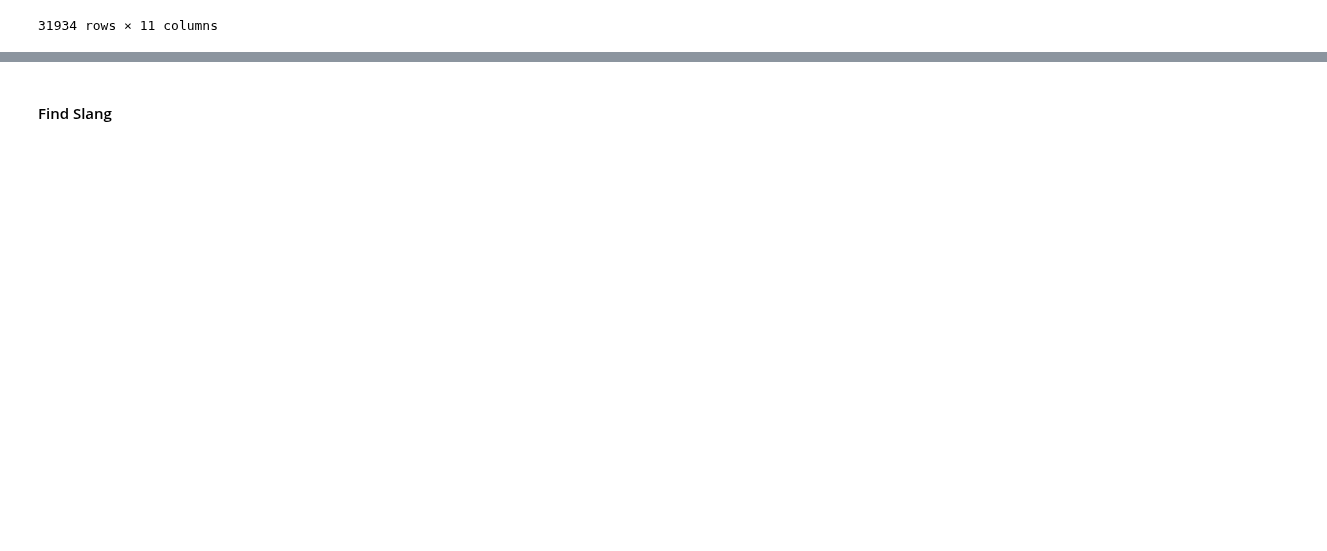
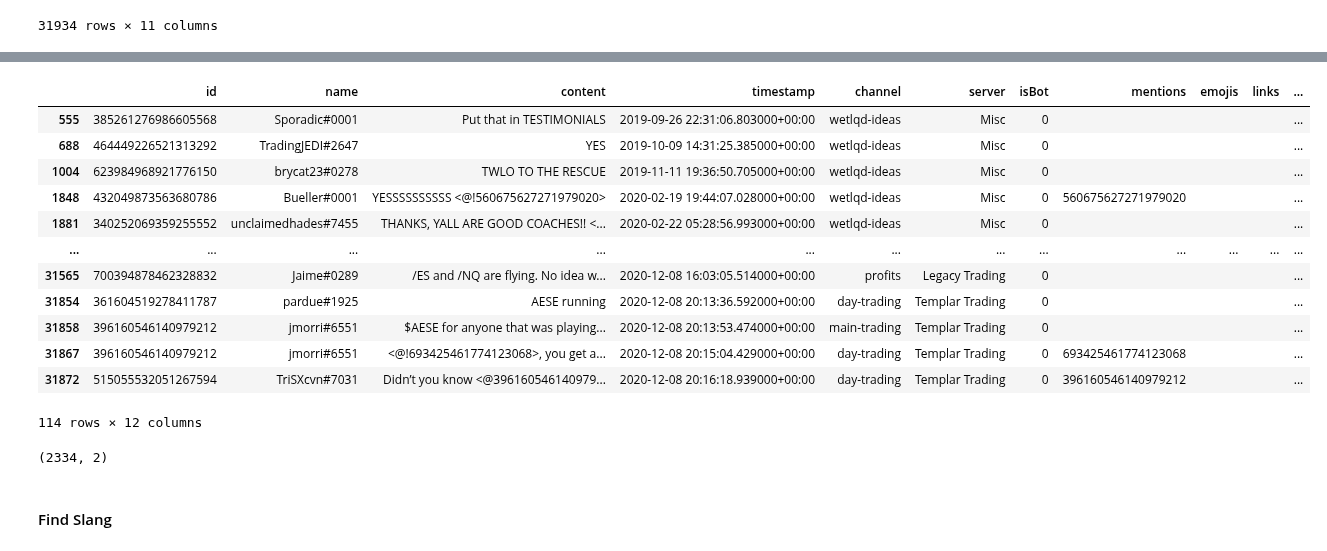
Before and after one commit to kyle-rgb/Discord_Project, a Jupyter notebook: notebooks/Data_Cleaning.ipynb, the cells around one changed output, grey strips where cells are left out. Saved outputs shown, nothing was run; the diff lists cells and outputs as text; code cells hidden in the pictures; blank space fills up the shorter version.

```diff
--- a/notebooks/Data_Cleaning.ipynb
+++ b/notebooks/Data_Cleaning.ipynb
@@ -1041,0 +1146,4 @@ total_df_w_new_cols.to_sql("comments", con="sqlite:///../data/interim/discord/di
+# %%
+companies_starter = add_specialized_token_column(company_regex, "content", "companies")
+# %%
+companies_starter = companies_starter[lambda x: x.companies != ""]
@@ -1041,0 +1196,16 @@ total_df_w_new_cols.to_sql("comments", con="sqlite:///../data/interim/discord/di
+# %%
+companies_starter[lambda x: x.companies.str.contains("ES")]
+# %% [output]
+|  | id | name | content | timestamp | channel | server | isBot | mentions | emojis | links | ... |
+| 555 | 385261276986605568 | Sporadic#0001 | Put that in TESTIMONIALS | 2019-09-26 22:31:06.803000+00:00 | wetlqd-ideas | Misc | 0 |  |  |  | ... |
+| 688 | 464449226521313292 | TradingJEDI#2647 | YES | 2019-10-09 14:31:25.385000+00:00 | wetlqd-ideas | Misc | 0 |  |  |  | ... |
+| 1004 | 623984968921776150 | brycat23#0278 | TWLO TO THE RESCUE | 2019-11-11 19:36:50.705000+00:00 | wetlqd-ideas | Misc | 0 |  |  |  | ... |
+| 1848 | 432049873563680786 | Bueller#0001 | YESSSSSSSSSS <@!560675627271979020> | 2020-02-19 19:44:07.028000+00:00 | wetlqd-ideas | Misc | 0 | 560675627271979020 |  |  | ... |
+| 1881 | 340252069359255552 | unclaimedhades#7455 | THANKS, YALL ARE GOOD COACHES!! <... | 2020-02-22 05:28:56.993000+00:00 | wetlqd-ideas | Misc | 0 |  |  |  | ... |
+| ... | ... | ... | ... | ... | ... | ... | ... | ... | ... | ... | ... |
+| 31565 | 700394878462328832 | Jaime#0289 | /ES and /NQ are flying. No idea w... | 2020-12-08 16:03:05.514000+00:00 | profits | Legacy Trading | 0 |  |  |  | ... |
+| 31854 | 361604519278411787 | pardue#1925 | AESE running | 2020-12-08 20:13:36.592000+00:00 | day-trading | Templar Trading | 0 |  |  |  | ... |
+| 31858 | 396160546140979212 | jmorri#6551 | $AESE for anyone that was playing... | 2020-12-08 20:13:53.474000+00:00 | main-trading | Templar Trading | 0 |  |  |  | ... |
+| 31867 | 396160546140979212 | jmorri#6551 | <@!693425461774123068>, you get a... | 2020-12-08 20:15:04.429000+00:00 | day-trading | Templar Trading | 0 | 693425461774123068 |  |  | ... |
+| 31872 | 515055532051267594 | TriSXcvn#7031 | Didn’t you know <@396160546140979... | 2020-12-08 20:16:18.939000+00:00 | day-trading | Templar Trading | 0 | 396160546140979212 |  |  | ... |
+114 rows × 12 columns
@@ -1041,0 +1214,4 @@ total_df_w_new_cols.to_sql("comments", con="sqlite:///../data/interim/discord/di
+# %%
+company_counts[lambda x: ~(x.company.isin(trade_terms))].shape
+# %% [output]
+(2334, 2)
```
Also changed, not shown: parts of 19 cells of this notebook, 1 other file.
